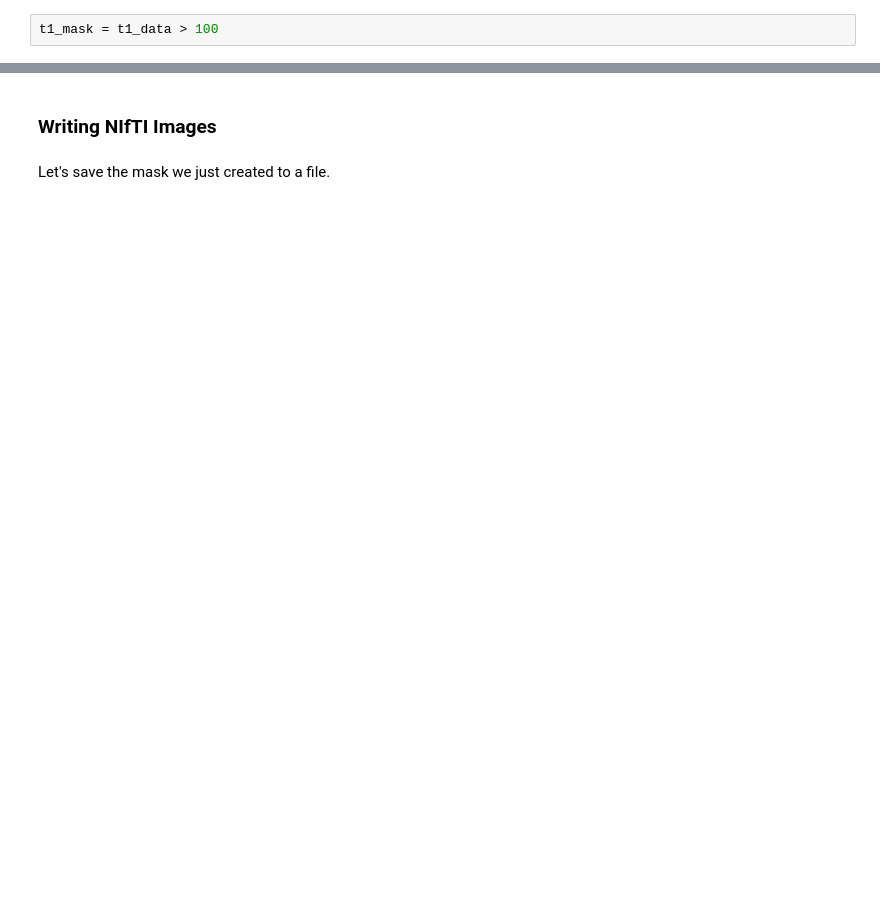
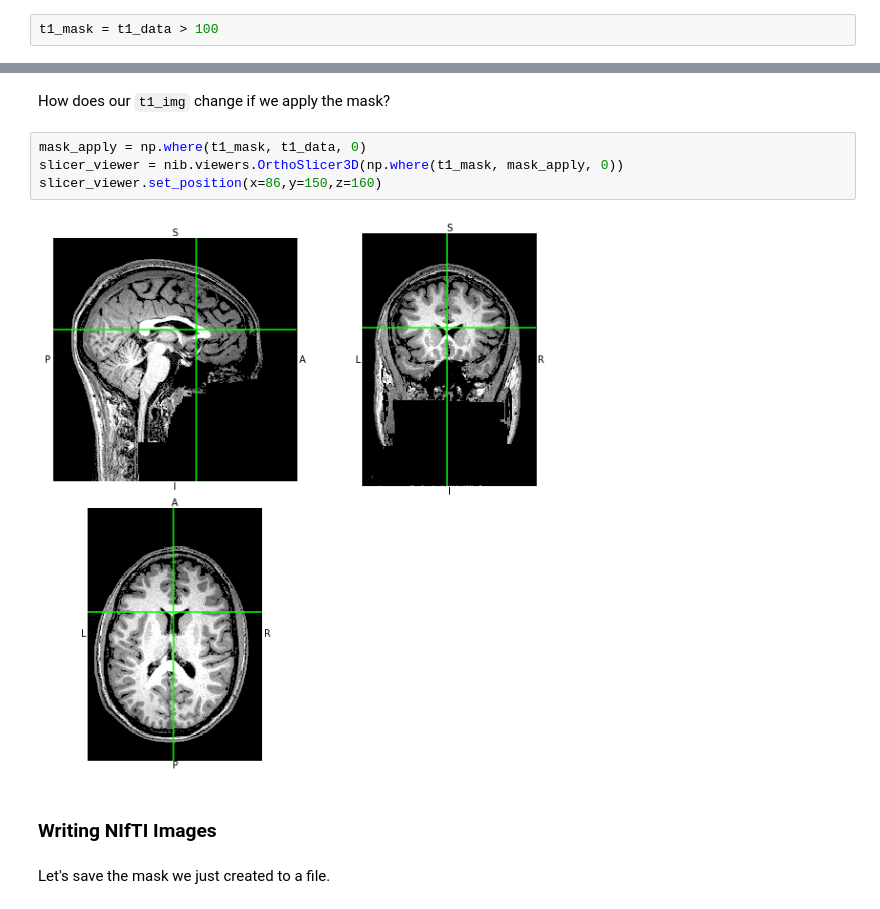
Before and after one commit to carpentries-incubator/SDC-BIDS-fMRI, a Jupyter notebook: bin/01_neuroimaging-fundamentals-and-nibabel_solutions.ipynb, the cells around one changed output, grey strips where cells are left out. Saved outputs shown, nothing was run; the diff lists cells and outputs as text; blank space fills up the shorter version.

```diff
--- a/bin/01_neuroimaging-fundamentals-and-nibabel_solutions.ipynb
+++ b/bin/01_neuroimaging-fundamentals-and-nibabel_solutions.ipynb
@@ -347,3 +333,11 @@ plt.imshow(test[87, :, :], cmap = 'gray')
+# %% [markdown]
+How does our `t1_img` change if we apply the mask?
+# %%
+mask_apply = np.where(t1_mask, t1_data, 0)
+slicer_viewer = nib.viewers.OrthoSlicer3D(np.where(t1_mask, mask_apply, 0))
+slicer_viewer.set_position(x=86,y=150,z=160)
+# %% [output]
+[figure, added]
 # %% [markdown]
 ### Writing NIfTI Images
 # %% [markdown]
```
Also changed, not shown: parts of 17 cells of this notebook, 1 other file.
